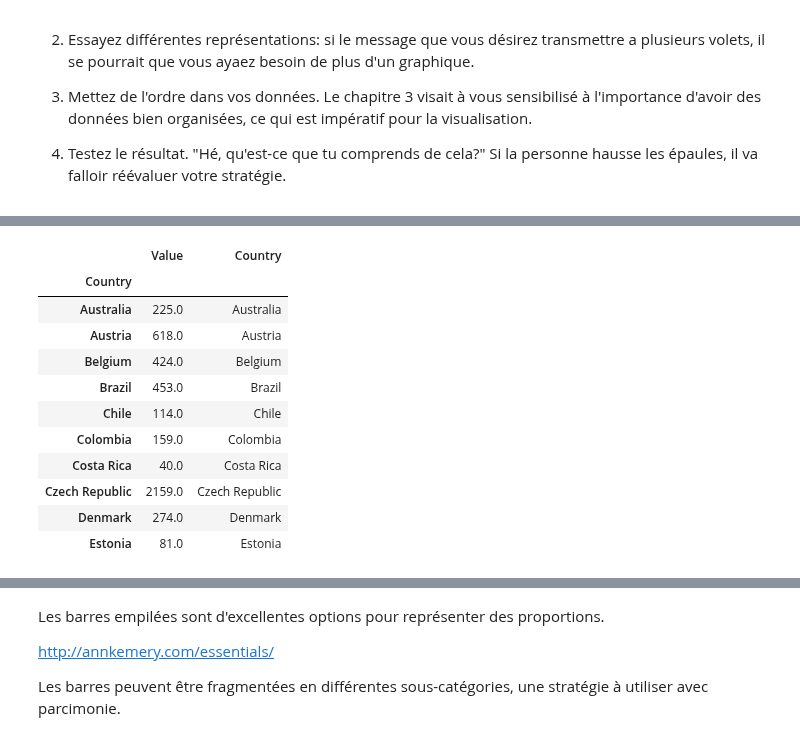
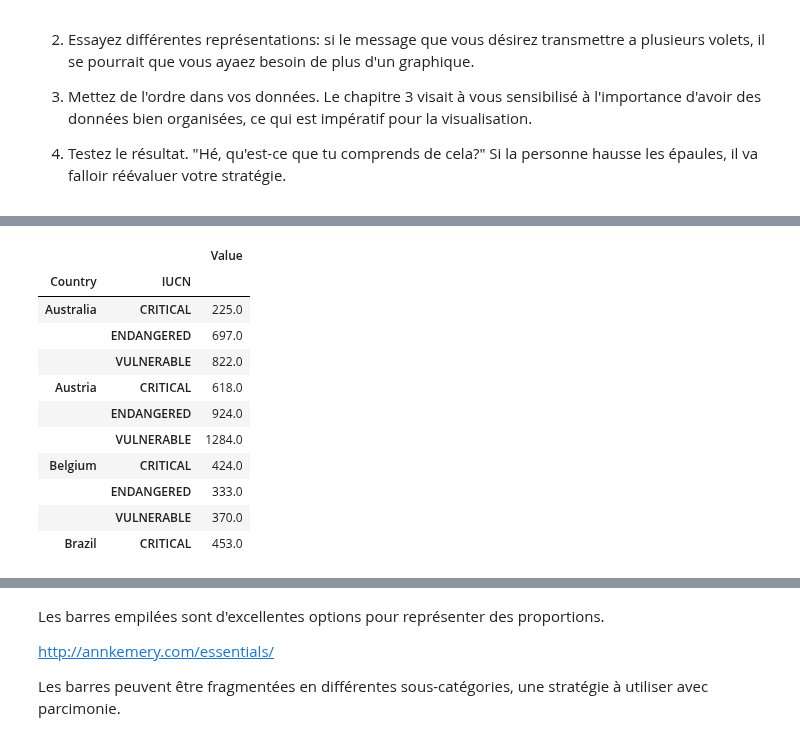
Before and after one commit to essicolo/ecologie-mathematique-Py, a Jupyter notebook: 4_Visualisation/4_Visualisation.ipynb, the cells around one changed output, grey strips where cells are left out. Saved outputs shown, nothing was run; the diff lists cells and outputs as text; code cells hidden in the pictures.

```diff
--- a/4_Visualisation/4_Visualisation.ipynb
+++ b/4_Visualisation/4_Visualisation.ipynb
@@ -109,20 +181,20 @@ especes_danger.head()
 # %%
-especes_crit = especes_danger.\
-    loc[especes_danger.IUCN == 'CRITICAL', ['Country', 'Value']].\
-    groupby(['Country']).\
+especes_iucn = especes_danger.\
+    loc[especes_danger.IUCN.isin(['ENDANGERED', 'VULNERABLE', 'CRITICAL']),
+        ['IUCN', 'Country', 'Value']].\
+    groupby(['Country', 'IUCN']).\
     sum()
-especes_crit['Country'] = especes_crit.index
-especes_crit.head(10)
+especes_iucn.head(10)
 # %% [output]
-|  | Value | Country |
-| Country |  |  |
-| Australia | 225.0 | Australia |
-| Austria | 618.0 | Austria |
-| Belgium | 424.0 | Belgium |
-| Brazil | 453.0 | Brazil |
-| Chile | 114.0 | Chile |
-| Colombia | 159.0 | Colombia |
-| Costa Rica | 40.0 | Costa Rica |
-| Czech Republic | 2159.0 | Czech Republic |
-| Denmark | 274.0 | Denmark |
-| Estonia | 81.0 | Estonia |
+|  |  | Value |
+| Country | IUCN |  |
+| Australia | CRITICAL | 225.0 |
+|  | ENDANGERED | 697.0 |
+|  | VULNERABLE | 822.0 |
+| Austria | CRITICAL | 618.0 |
+|  | ENDANGERED | 924.0 |
+|  | VULNERABLE | 1284.0 |
+| Belgium | CRITICAL | 424.0 |
+|  | ENDANGERED | 333.0 |
+|  | VULNERABLE | 370.0 |
+| Brazil | CRITICAL | 453.0 |
```
Also changed, not shown: parts of 27 cells of this notebook.
